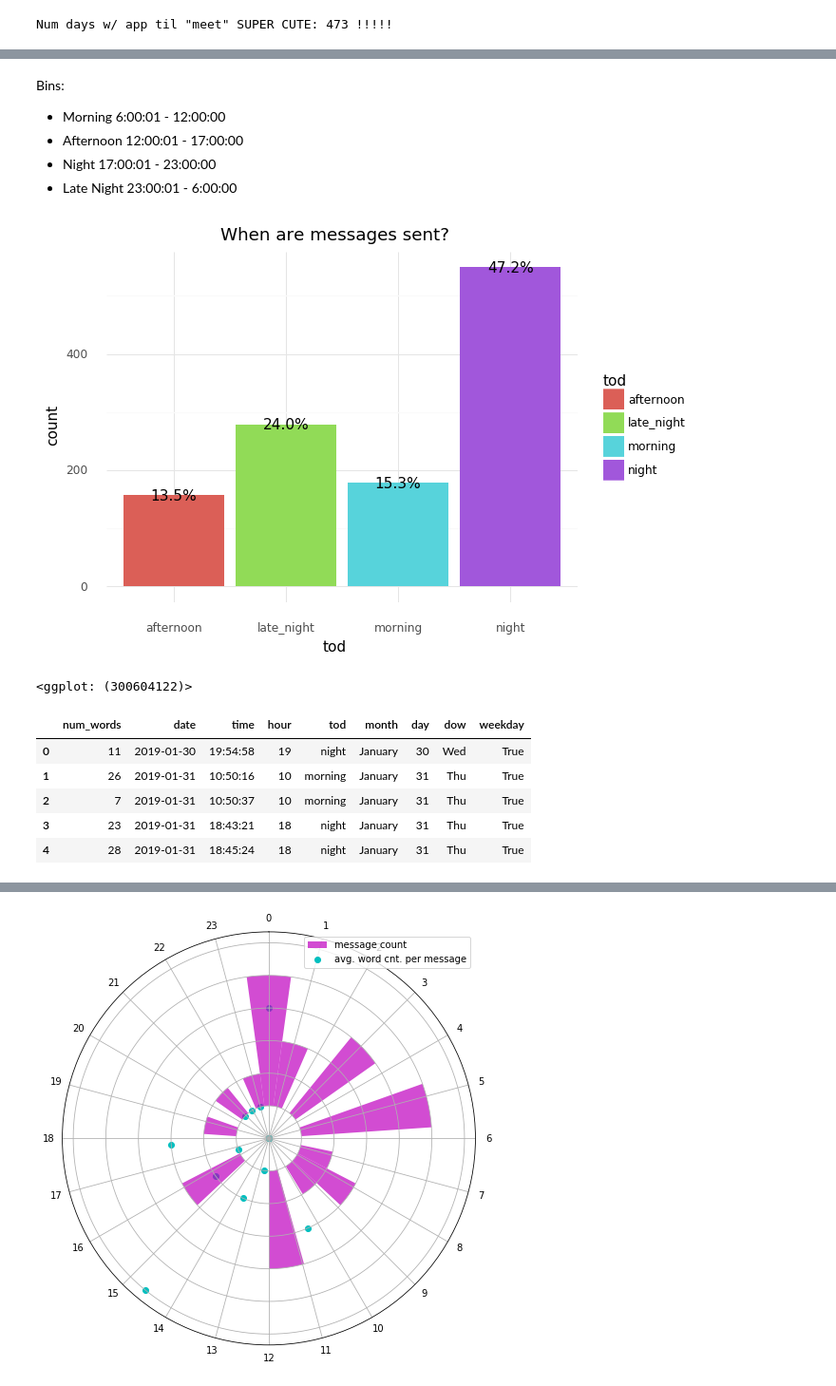
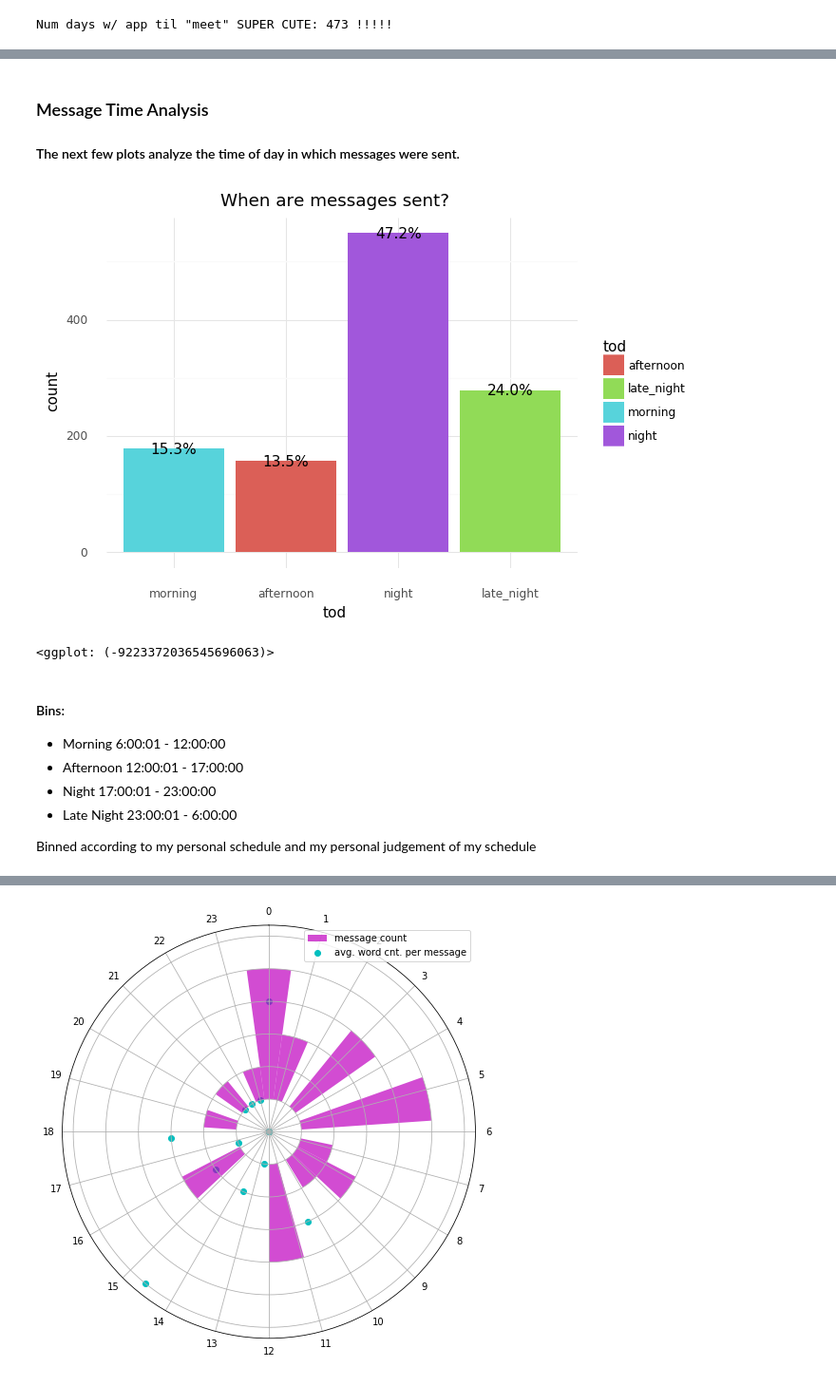
Before and after one commit to katykoenig/personal-data, a Jupyter notebook: my-tinder-data/playing-with-tinder-data.ipynb, the cells around one changed output, grey strips where cells are left out. Shown at 95% size. Saved outputs shown, nothing was run; the diff lists cells and outputs as text; code cells hidden in the pictures.

```diff
--- a/my-tinder-data/playing-with-tinder-data.ipynb
+++ b/my-tinder-data/playing-with-tinder-data.ipynb
@@ -180,24 +212,21 @@ p9.ggplot(message_df, p9.aes('dow', fill='dow')) + p9.geom_bar() + \
+# %% [markdown]
+### Message Time Analysis
+#### The next few plots analyze the time of day in which messages were sent.
+# %%
+p9.ggplot(message_df, p9.aes('tod', fill='tod')) + p9.geom_bar() + \
+          p9.geom_text(p9.aes(label='stat(prop)*100', group=1),
+                       stat='count', format_string='{:.1f}%') + \
+          p9.scale_x_discrete(limits=['morning', 'afternoon', 'night', 'late_night']) + \
+          p9.theme_minimal() + p9.ggtitle('When are messages sent?')
+# %% [output]
+[figure, added]
+<ggplot: (-9223372036545696063)>
 # %% [markdown]
-Bins:
+#### Bins:
 * Morning 6:00:01 - 12:00:00
 * Afternoon 12:00:01 - 17:00:00
 * Night 17:00:01 - 23:00:00
 * Late Night 23:00:01 - 6:00:00
+
+Binned according to my personal schedule and my personal judgement of my schedule
-# %%
-p9.ggplot(message_df, p9.aes('tod', fill='tod')) + p9.geom_bar() + \
-          p9.geom_text(p9.aes(label='stat(prop)*100', group=1),
-                       stat='count', format_string='{:.1f}%') + \
-          p9.theme_minimal() + p9.ggtitle('When are messages sent?')
-# %% [output]
-[figure, removed]
-<ggplot: (300604122)>
-# %%
-message_df.head()
-# %% [output]
-|  | num_words | date | time | hour | tod | month | day | dow | weekday |
-| 0 | 11 | 2019-01-30 | 19:54:58 | 19 | night | January | 30 | Wed | True |
-| 1 | 26 | 2019-01-31 | 10:50:16 | 10 | morning | January | 31 | Thu | True |
-| 2 | 7 | 2019-01-31 | 10:50:37 | 10 | morning | January | 31 | Thu | True |
-| 3 | 23 | 2019-01-31 | 18:43:21 | 18 | night | January | 31 | Thu | True |
-| 4 | 28 | 2019-01-31 | 18:45:24 | 18 | night | January | 31 | Thu | True |
 # %%
```
Also changed, not shown: parts of 31 cells of this notebook.
